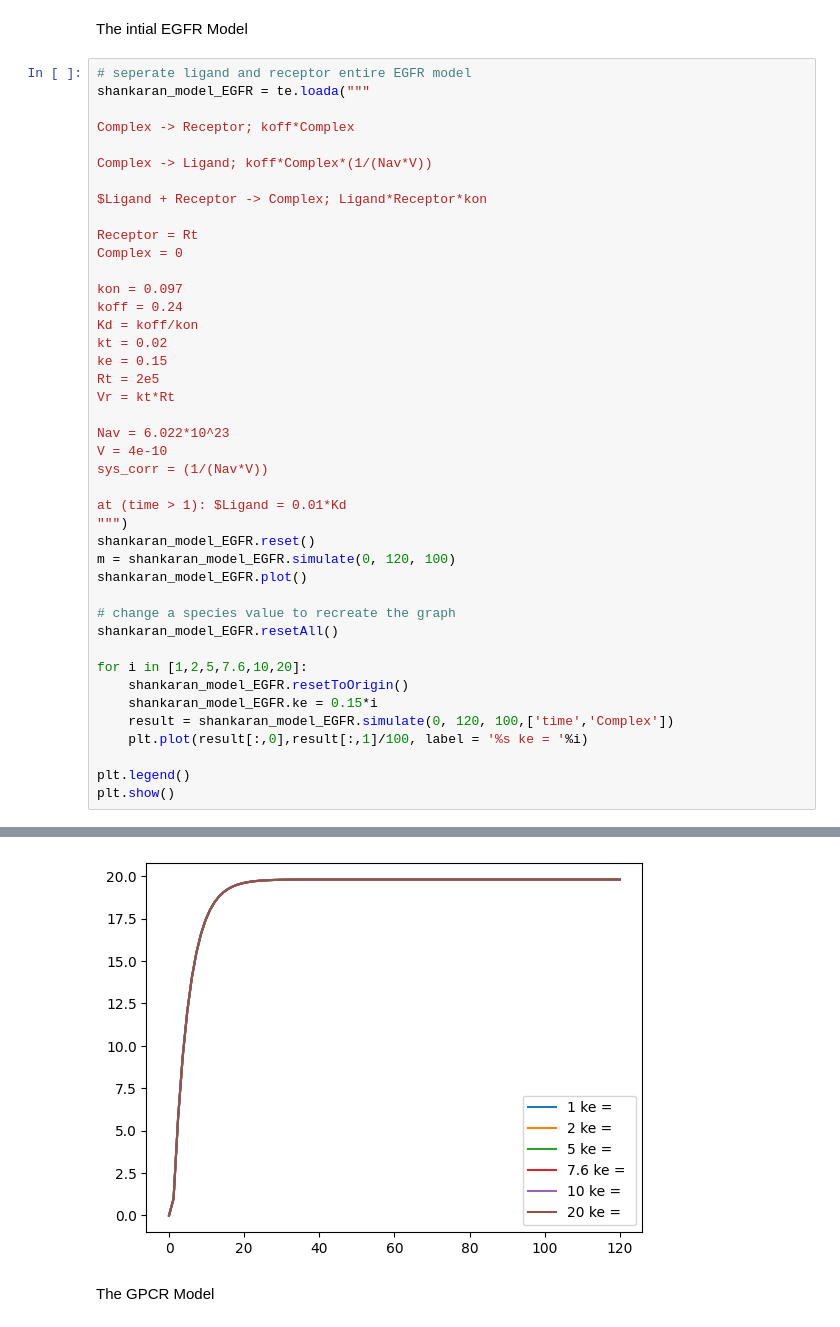
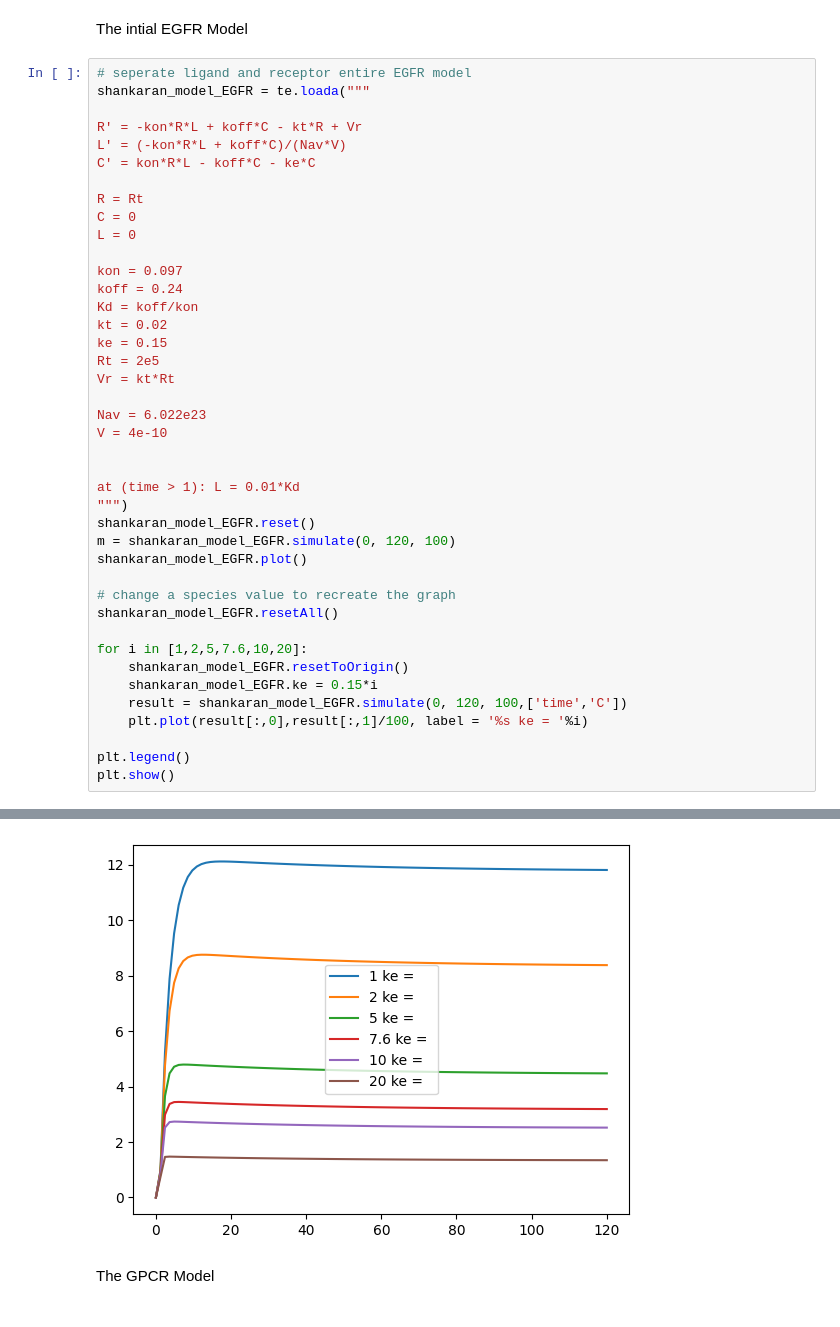
Before and after one commit to Ara101/Recapitulating-Shankaran2007-GPCR-model, a Jupyter notebook: GPCR_model/Shankaran_model.ipynb, the cells around one changed output, grey strips where cells are left out. Cells and saved outputs as stored; diff of their text form.

```diff
--- a/GPCR_model/Shankaran_model.ipynb
+++ b/GPCR_model/Shankaran_model.ipynb
@@ -12,14 +12,13 @@ The intial EGFR Model
 # seperate ligand and receptor entire EGFR model
 shankaran_model_EGFR = te.loada("""
 
-Complex -> Receptor; koff*Complex
+R' = -kon*R*L + koff*C - kt*R + Vr
+L' = (-kon*R*L + koff*C)/(Nav*V)
+C' = kon*R*L - koff*C - ke*C
 
-Complex -> Ligand; koff*Complex*(1/(Nav*V))
-
-$Ligand + Receptor -> Complex; Ligand*Receptor*kon
-
-Receptor = Rt
-Complex = 0
+R = Rt
+C = 0
+L = 0
 
 kon = 0.097
 koff = 0.24
@@ -29,11 +28,11 @@ ke = 0.15
 Rt = 2e5
 Vr = kt*Rt
 
-Nav = 6.022*10^23
+Nav = 6.022e23
 V = 4e-10
-sys_corr = (1/(Nav*V))
 
-at (time > 1): $Ligand = 0.01*Kd
+
+at (time > 1): L = 0.01*Kd
 """)
 shankaran_model_EGFR.reset()
 m = shankaran_model_EGFR.simulate(0, 120, 100)
@@ -45,7 +44,7 @@ shankaran_model_EGFR.resetAll()
 for i in [1,2,5,7.6,10,20]:
     shankaran_model_EGFR.resetToOrigin()
     shankaran_model_EGFR.ke = 0.15*i
-    result = shankaran_model_EGFR.simulate(0, 120, 100,['time','Complex'])
+    result = shankaran_model_EGFR.simulate(0, 120, 100,['time','C'])
     plt.plot(result[:,0],result[:,1]/100, label = '%s ke = '%i)
 
 plt.legend()
@@ -55,4 +54,4 @@ plt.show()
-[figure, old version]
+[figure, new version]
 # %% [markdown]
 The GPCR Model
 # %% [markdown]
```
Also changed, not shown: parts of 3 cells of this notebook.
